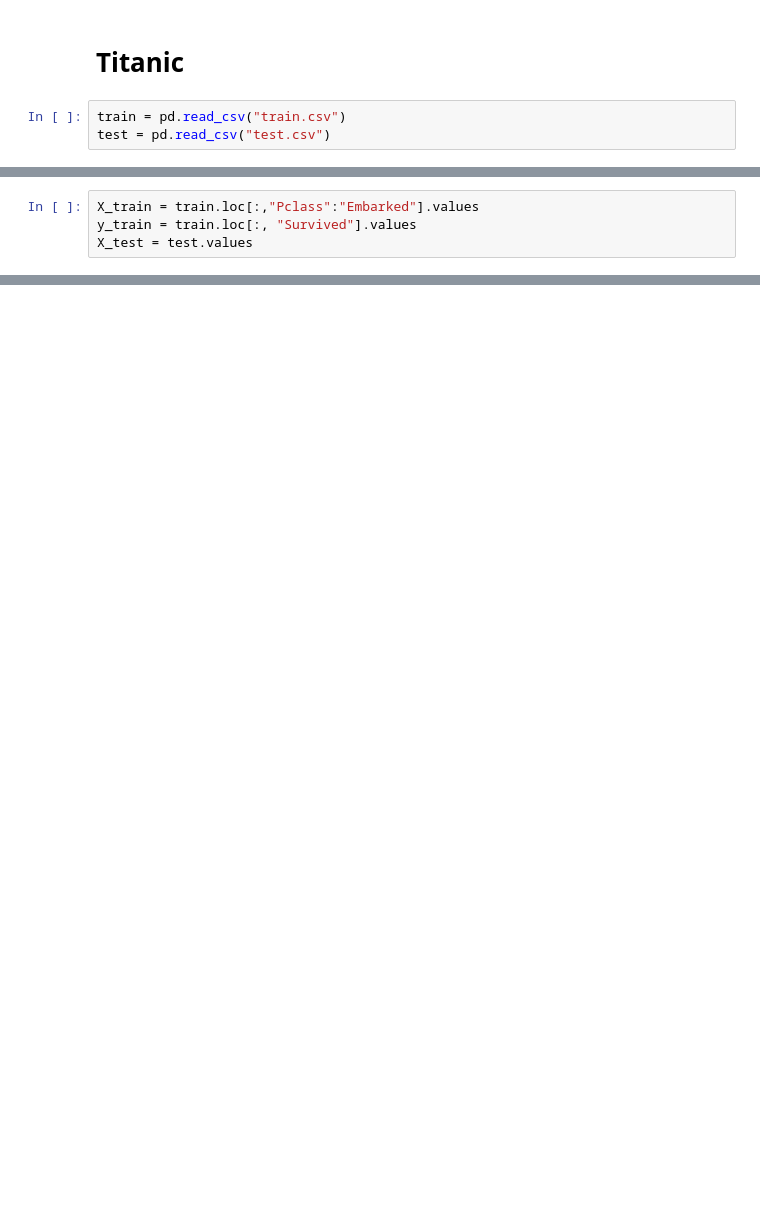
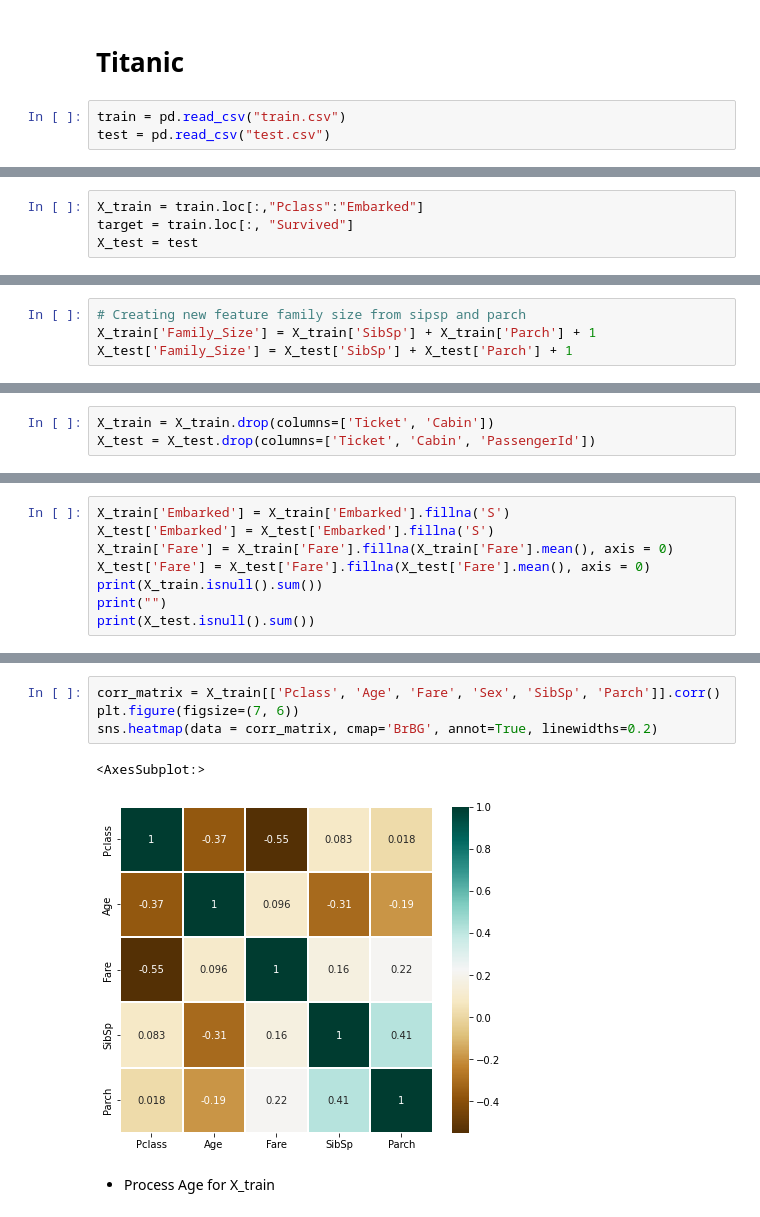
Before and after one commit to omgitsmj24/BOOT_AI_INTERN, a Jupyter notebook: Data Preprocessing/Week1/titanic copy.ipynb, the cells around one changed output, grey strips where cells are left out. Saved outputs shown, nothing was run; the diff lists cells and outputs as text; blank space fills up the shorter version.

```diff
--- a/Data Preprocessing/Week1/titanic copy.ipynb
+++ b/Data Preprocessing/Week1/titanic copy.ipynb
@@ -18,6 +31,6 @@ train.head()
 | 3 | 4 | 1 | 1 | Futrelle, Mrs. Jacques Heath (Lil... | female | 35.0 | 1 | 0 | 113803 | 53.1000 | ... |
 | 4 | 5 | 0 | 3 | Allen, Mr. William Henry | male | 35.0 | 0 | 0 | 373450 | 8.0500 | ... |
 # %%
-X_train = train.loc[:,"Pclass":"Embarked"].values
-y_train = train.loc[:, "Survived"].values
-X_test = test.values
+X_train = train.loc[:,"Pclass":"Embarked"]
+target = train.loc[:, "Survived"]
+X_test = test
@@ -23,0 +82,4 @@ X_test = test.values
+# %%
+# Creating new feature family size from sipsp and parch
+X_train['Family_Size'] = X_train['SibSp'] + X_train['Parch'] + 1
+X_test['Family_Size'] = X_test['SibSp'] + X_test['Parch'] + 1
@@ -23,0 +88,3 @@ X_test = test.values
+# %%
+X_train = X_train.drop(columns=['Ticket', 'Cabin'])
+X_test = X_test.drop(columns=['Ticket', 'Cabin', 'PassengerId'])
@@ -23,0 +93,8 @@ X_test = test.values
+# %%
+X_train['Embarked'] = X_train['Embarked'].fillna('S')
+X_test['Embarked'] = X_test['Embarked'].fillna('S')
+X_train['Fare'] = X_train['Fare'].fillna(X_train['Fare'].mean(), axis = 0)
+X_test['Fare'] = X_test['Fare'].fillna(X_test['Fare'].mean(), axis = 0)
+print(X_train.isnull().sum())
+print("")
+print(X_test.isnull().sum())
@@ -23,0 +119,9 @@ X_test = test.values
+# %%
+corr_matrix = X_train[['Pclass', 'Age', 'Fare', 'Sex', 'SibSp', 'Parch']].corr()
+plt.figure(figsize=(7, 6))
+sns.heatmap(data = corr_matrix, cmap='BrBG', annot=True, linewidths=0.2)
+# %% [output]
+<AxesSubplot:>
+[figure, added]
+# %% [markdown]
+* Process Age for X_train
```
Also changed, not shown: parts of 31 cells of this notebook.
